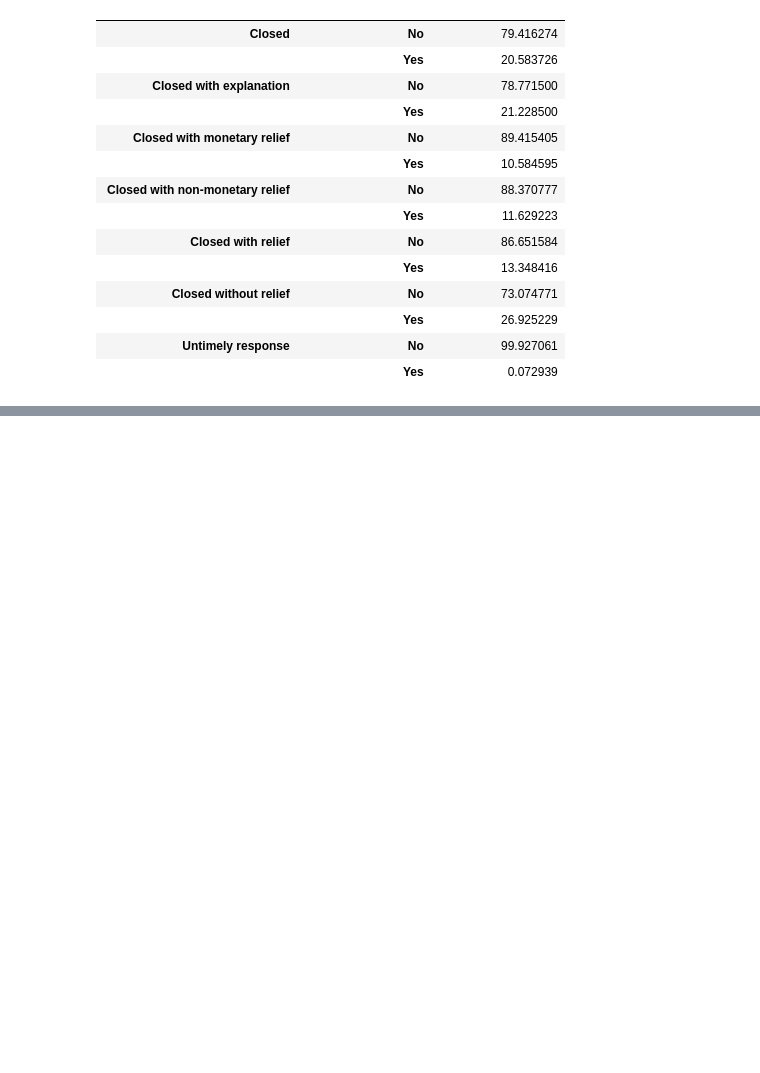
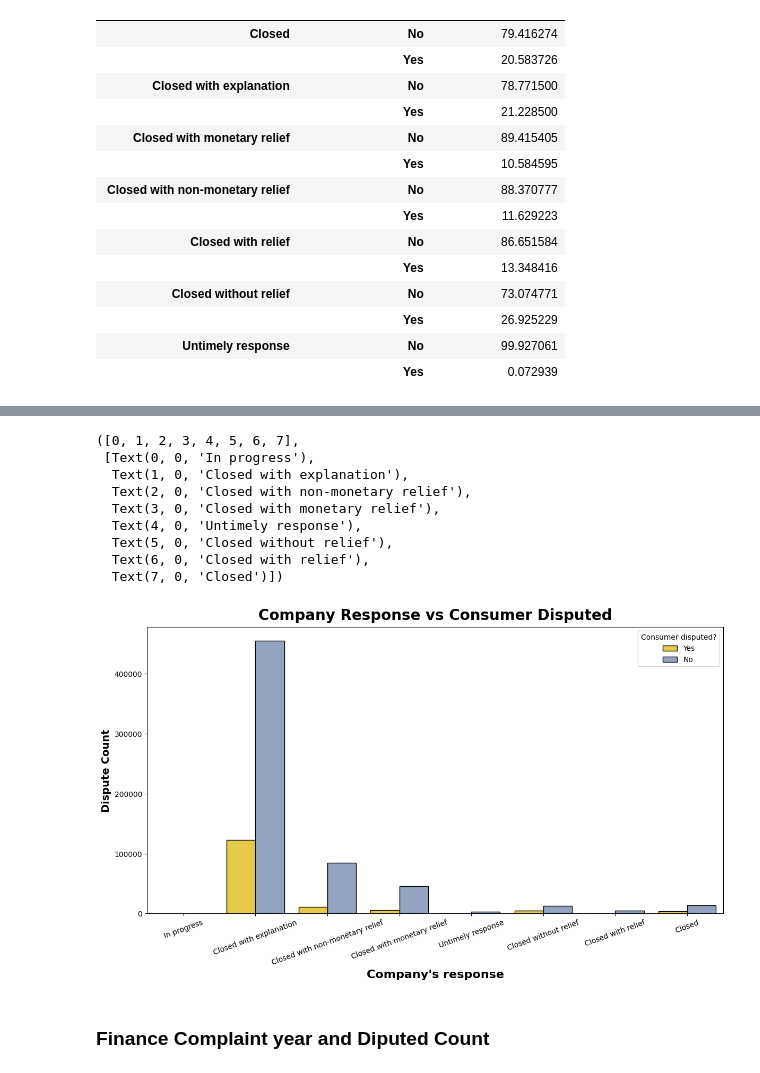
Before and after one commit to natek-1/finance_complaint_analysis, a Jupyter notebook: notebooks/EDA.ipynb, the cells around one changed output, grey strips where cells are left out. Drawn from its saved outputs; the diff is of its cells as text; code cells hidden in the pictures; blank space fills up the shorter version.

```diff
--- a/notebooks/EDA.ipynb
+++ b/notebooks/EDA.ipynb
@@ -281,0 +297,20 @@ response.to_frame()
+# %%
+plt.subplots(figsize=(14, 7))
+sns.countplot(x="Company response to consumer", hue="Consumer disputed?", data=df, ec="black",palette="Set2_r")
+plt.title("Company Response vs Consumer Disputed", weight="bold", fontsize=20, pad=10)
+plt.ylabel("Dispute Count", weight="bold", fontsize=14)
+plt.xlabel("Company's response", weight="bold", fontsize=16)
+plt.xticks(rotation=20)
+# %% [output]
+([0, 1, 2, 3, 4, 5, 6, 7],
+ [Text(0, 0, 'In progress'),
+  Text(1, 0, 'Closed with explanation'),
+  Text(2, 0, 'Closed with non-monetary relief'),
+  Text(3, 0, 'Closed with monetary relief'),
+  Text(4, 0, 'Untimely response'),
+  Text(5, 0, 'Closed without relief'),
+  Text(6, 0, 'Closed with relief'),
+  Text(7, 0, 'Closed')])
+[figure, added]
+# %% [markdown]
+### Finance Complaint year and Diputed Count
```
Also changed, not shown: parts of 15 cells of this notebook.
